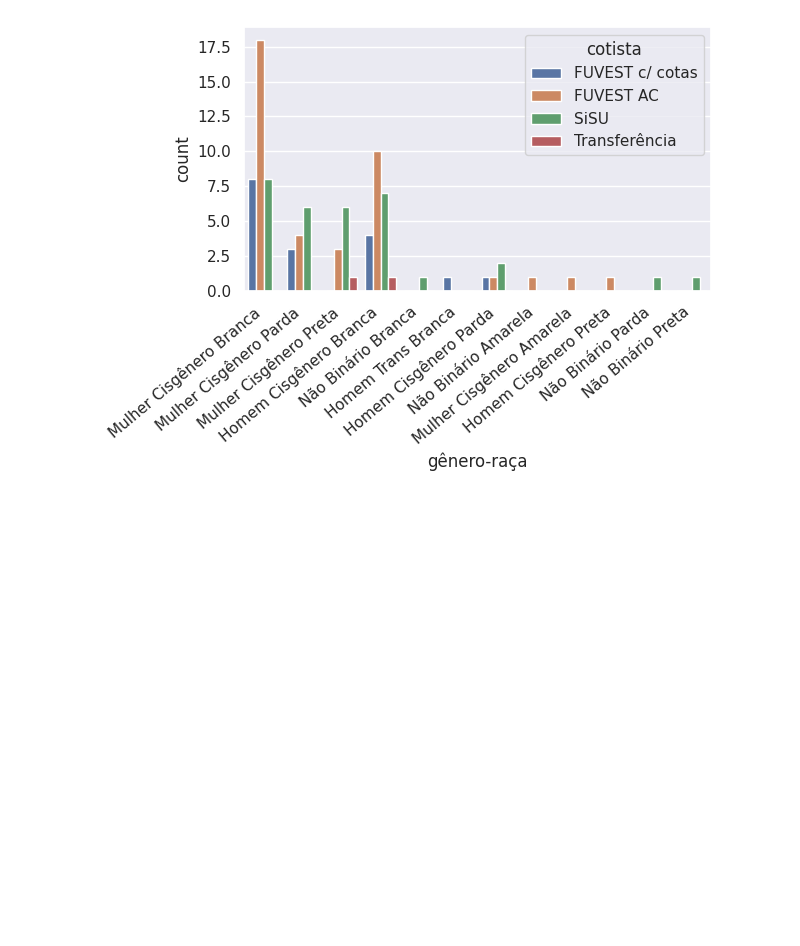
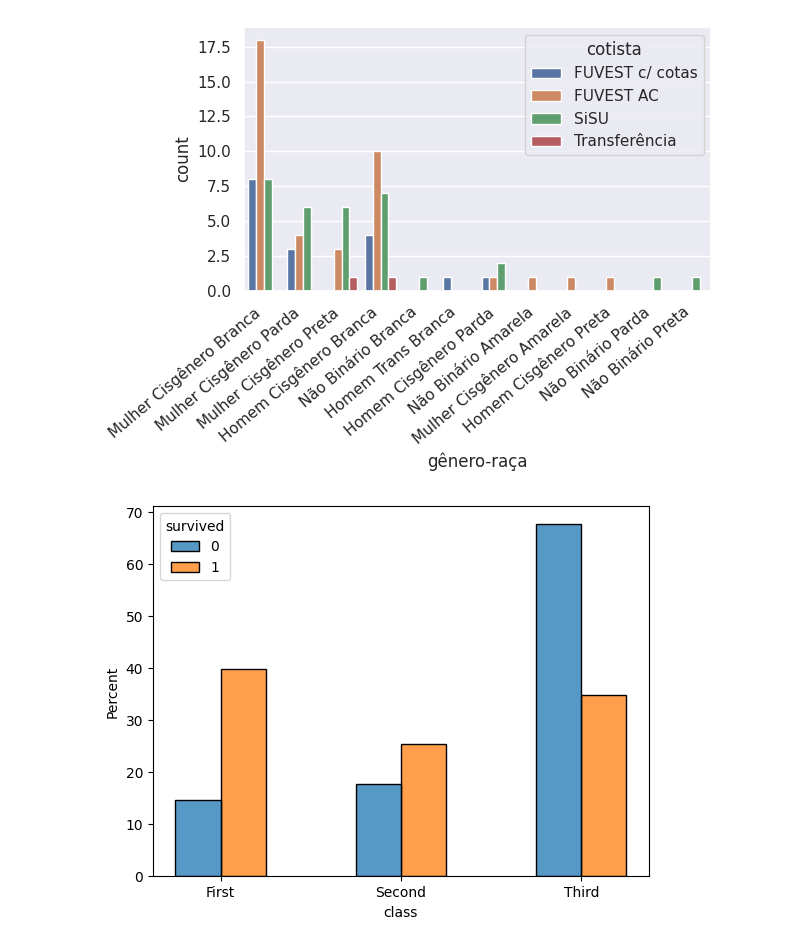
Before and after one commit to thiagogomesverissimo/notebooks, a Jupyter notebook: snippets/2022/luiz-cl-barplot/script.ipynb, the cells around one changed output. Saved outputs shown, nothing was run; the diff lists cells and outputs as text; code cells hidden in the pictures; blank space fills up the shorter version.

```diff
--- a/snippets/2022/luiz-cl-barplot/script.ipynb
+++ b/snippets/2022/luiz-cl-barplot/script.ipynb
@@ -105,3 +107,18 @@ plt.savefig('output/luiz2.png')
 plt.show()
 # %% [output]
 [figure]
+# %%
+import seaborn as sns
+
+df = sns.load_dataset('titanic')
+
+ax = sns.histplot(
+   x = df['class'],
+   hue=df['survived'],
+   multiple="dodge",
+   stat = 'percent',
+   shrink = 0.5,
+   common_norm=False
+)
+# %% [output]
+[figure, added]
```
Also changed, not shown: parts of 3 cells of this notebook, 2 other files.
